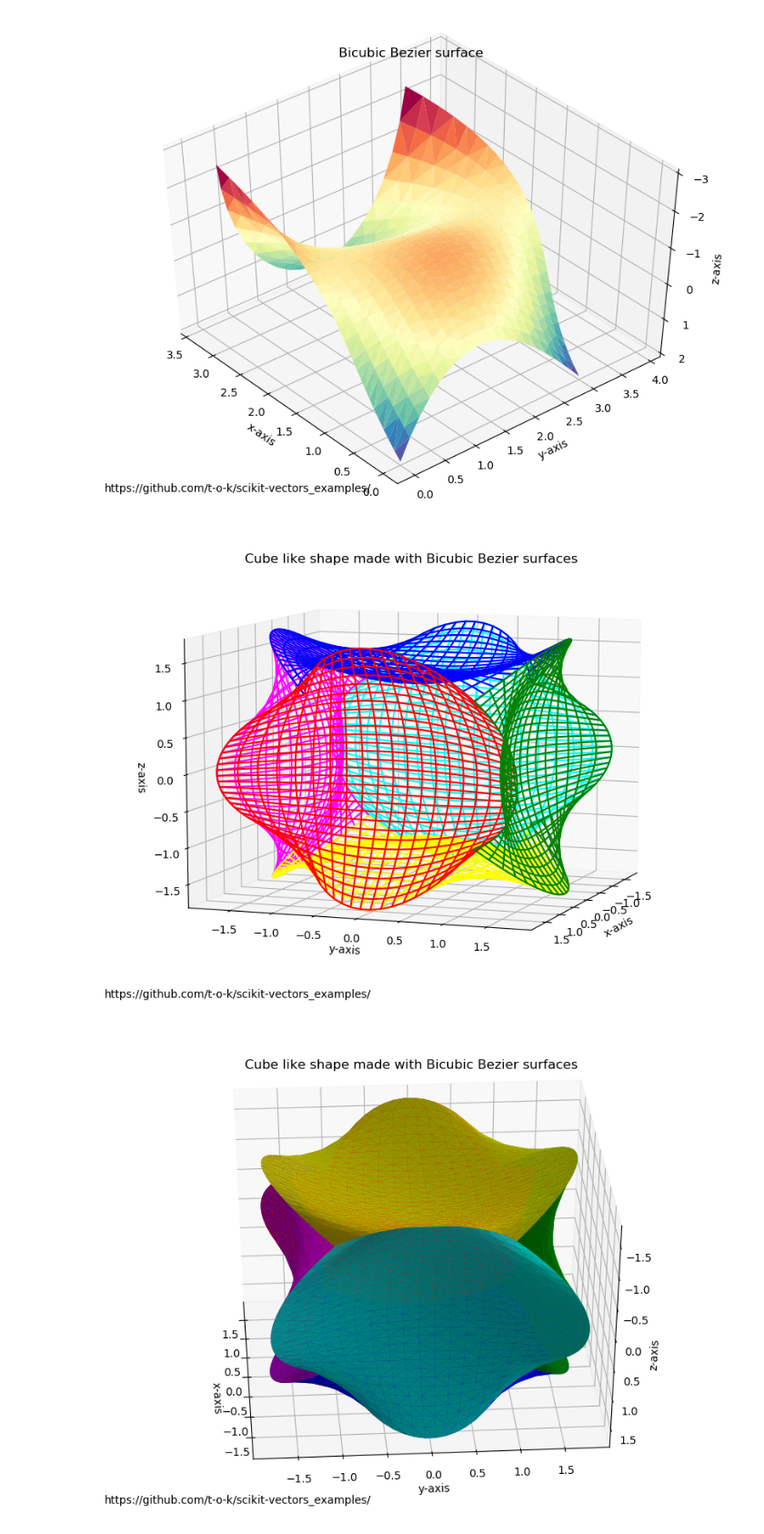
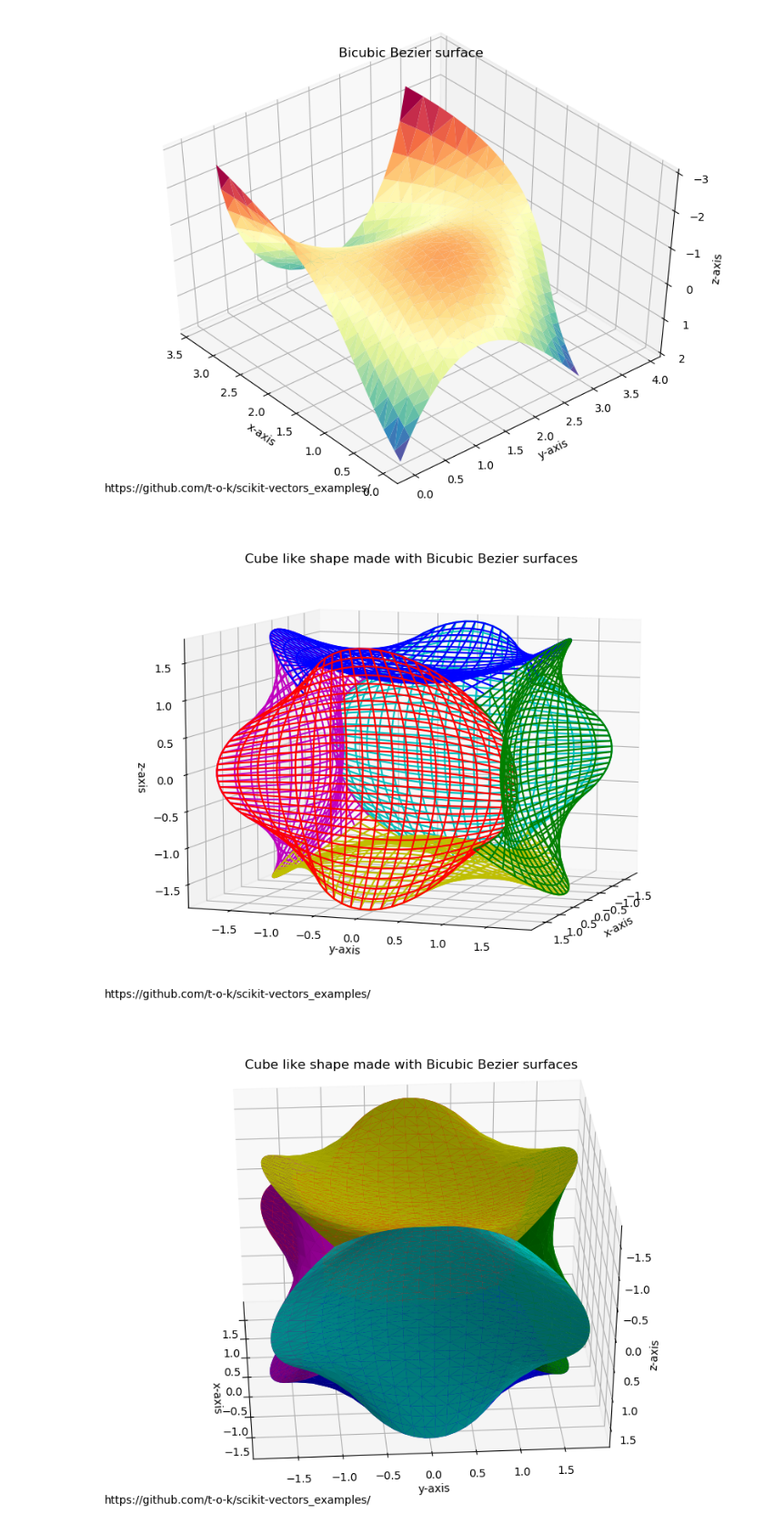
Before and after one commit to t-o-k/scikit-vectors_examples, a Jupyter notebook: Bezier_Surfaces.ipynb, the cells around one changed output. Shown at 91% size. Cells and saved outputs as stored; diff of their text form; code cells hidden in the pictures.

Commit message:
rewrote the code for the two last plots to make them simpler

```diff
--- a/Bezier_Surfaces.ipynb
+++ b/Bezier_Surfaces.ipynb
@@ -278,12 +277,12 @@ bb_x = Bicubic_Bezier(p3d_ctrl.x)
 bb_y = Bicubic_Bezier(p3d_ctrl.y)
 bb_z = Bicubic_Bezier(p3d_ctrl.z)
 
-vxp = Surface3D(x=+1, y= 0, z= 0)
-vxn = Surface3D(x=-1, y= 0, z= 0)
-vyp = Surface3D(x= 0, y=+1, z= 0)
-vyn = Surface3D(x= 0, y=-1, z= 0)
-vzp = Surface3D(x= 0, y= 0, z=+1)
-vzn = Surface3D(x= 0, y= 0, z=-1)
+vxp = +Surface3D.basis_x()
+vxn = -Surface3D.basis_x()
+vyp = +Surface3D.basis_y()
+vyn = -Surface3D.basis_y()
+vzp = +Surface3D.basis_z()
+vzn = -Surface3D.basis_z()
 
 bezier_points_xp = \
     Surface3D(
@@ -291,32 +290,39 @@ bezier_points_xp = \
         y = bb_y(u, v),
         z = bb_z(u, v)
     )
+
 bezier_points_yp = bezier_points_xp.reorient(vxp, vyp)
 bezier_points_yn = bezier_points_xp.reorient(vxp, vyn)
 bezier_points_zp = bezier_points_xp.reorient(vxp, vzp)
 bezier_points_zn = bezier_points_xp.reorient(vxp, vzn)
 bezier_points_xn = bezier_points_yp.reorient(vyp, vxn)
+
+bezier_surfaces = \
+    [
+        bezier_points_xp,
+        bezier_points_xn,
+        bezier_points_yp,
+        bezier_points_yn,
+        bezier_points_zp,
+        bezier_points_zn
+    ]
 # %%
 fig = plt.figure(figsize=figure_size, dpi=figure_dpi)
 fig.text(0.01, 0.01, url)
 ax = Axes3D(fig)
 ax.set_title('Cube like shape made with Bicubic Bezier surfaces')
-ax.plot_wireframe(*bezier_points_xp, color='red')
-ax.plot_wireframe(*bezier_points_xn, color='cyan')
-ax.plot_wireframe(*bezier_points_yp, color='green')
-ax.plot_wireframe(*bezier_points_yn, color='magenta')
-ax.plot_wireframe(*bezier_points_zp, color='blue')
-ax.plot_wireframe(*bezier_points_zn, color='yellow')
+for surface, color in zip(bezier_surfaces, 'rcgmby'):
+    ax.plot_wireframe(*surface, color=color)
 ax.set_xlabel('x-axis')
 ax.set_ylabel('y-axis')
 ax.set_zlabel('z-axis')
 # ax.set_xlim(-1, +5)
 # ax.set_ylim(-4, +3)
 # ax.set_zlim(-1, +4)
 ax.view_init(elev=10, azim=20)
 plt.show()
 # %% [output]
-[figure, old version]
+[figure, new version]
 # %%
 tri = \
     mtri.Triangulation(
```
Also changed, not shown: parts of 2 cells of this notebook.
